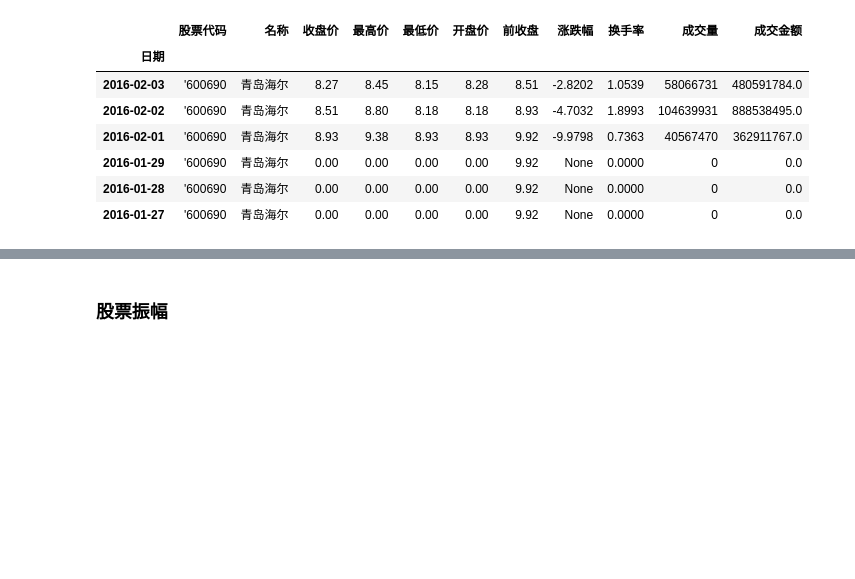
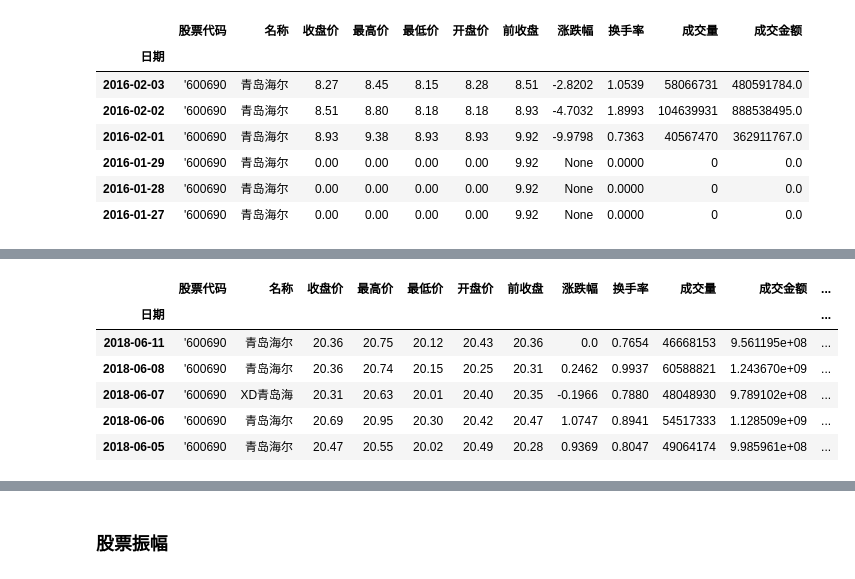
Before and after one commit to kamidox/stock-analysis, a Jupyter notebook: stock-analysis.ipynb, the cells around one changed output, grey strips where cells are left out. Saved outputs shown, nothing was run; the diff lists cells and outputs as text; code cells hidden in the pictures; blank space fills up the shorter version.

```diff
--- a/stock-analysis.ipynb
+++ b/stock-analysis.ipynb
@@ -61,0 +101,12 @@ data['2016-02-03':'2016-01-27']
+# %%
+data['收盘价_未复权'] = 0
+# %%
+data['2018-06-11':'2018-06-05']
+# %% [output]
+|  | 股票代码 | 名称 | 收盘价 | 最高价 | 最低价 | 开盘价 | 前收盘 | 涨跌幅 | 换手率 | 成交量 | 成交金额 | ... |
+| 日期 |  |  |  |  |  |  |  |  |  |  |  | ... |
+| 2018-06-11 | '600690 | 青岛海尔 | 20.36 | 20.75 | 20.12 | 20.43 | 20.36 | 0.0 | 0.7654 | 46668153 | 9.561195e+08 | ... |
+| 2018-06-08 | '600690 | 青岛海尔 | 20.36 | 20.74 | 20.15 | 20.25 | 20.31 | 0.2462 | 0.9937 | 60588821 | 1.243670e+09 | ... |
+| 2018-06-07 | '600690 | XD青岛海 | 20.31 | 20.63 | 20.01 | 20.40 | 20.35 | -0.1966 | 0.7880 | 48048930 | 9.789102e+08 | ... |
+| 2018-06-06 | '600690 | 青岛海尔 | 20.69 | 20.95 | 20.30 | 20.42 | 20.47 | 1.0747 | 0.8941 | 54517333 | 1.128509e+09 | ... |
+| 2018-06-05 | '600690 | 青岛海尔 | 20.47 | 20.55 | 20.02 | 20.49 | 20.28 | 0.9369 | 0.8047 | 49064174 | 9.985961e+08 | ... |
```
Also changed, not shown: parts of 13 cells of this notebook, 1 other file.
